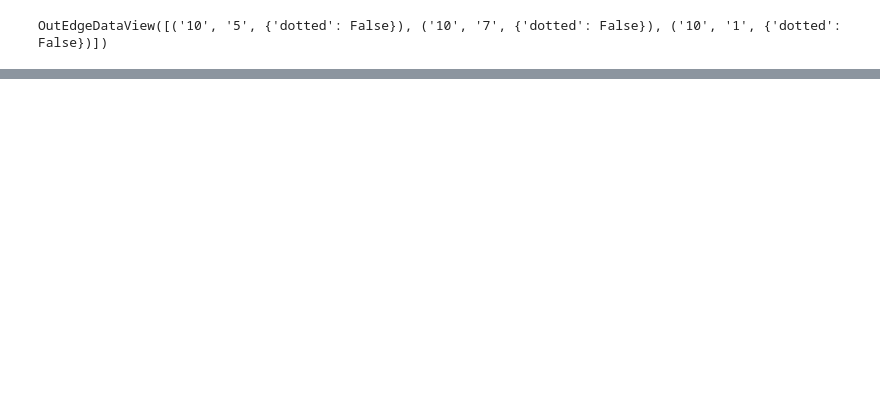
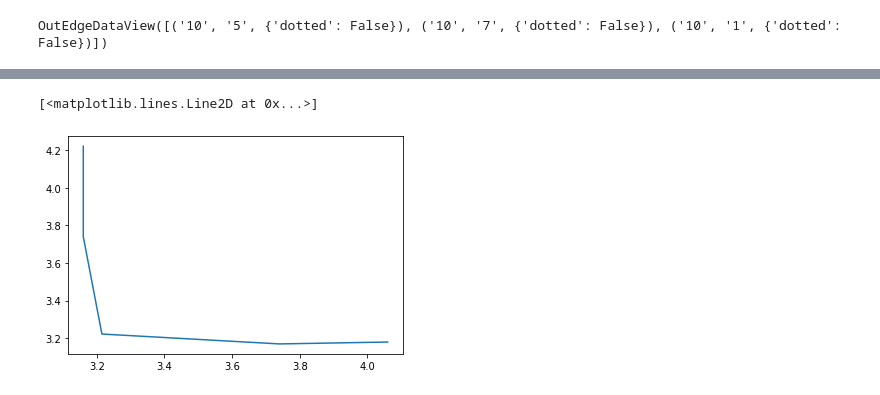
Before and after one commit to Kaushal1011/akatsuki_au_bfmc21, a Jupyter notebook: nbs/PathPlanningWPts&Edge.ipynb, the cells around one changed output, grey strips where cells are left out. Saved outputs shown, nothing was run; the diff lists cells and outputs as text; code cells hidden in the pictures; blank space fills up the shorter version.

```diff
--- a/nbs/PathPlanningWPts&Edge.ipynb
+++ b/nbs/PathPlanningWPts&Edge.ipynb
@@ -133,0 +149,7 @@ for i in path_list[0]:
+# %%
+x,y=zip(*coordlist_new)
+# %%
+plt.plot(x,y)
+# %% [output]
+[<matplotlib.lines.Line2D at 0x...>]
+[figure, added]
```
Also changed, not shown: parts of 7 cells of this notebook.
